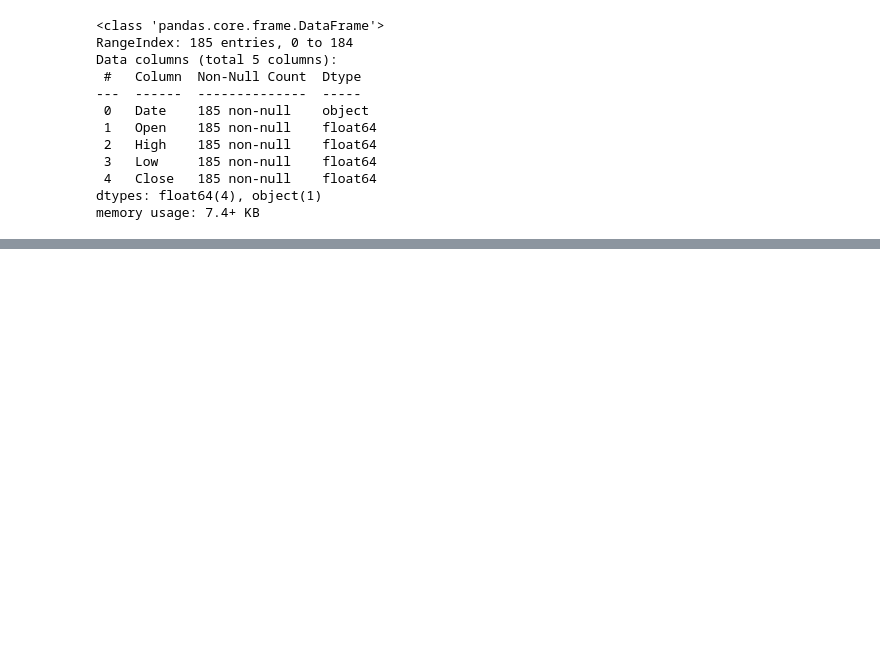
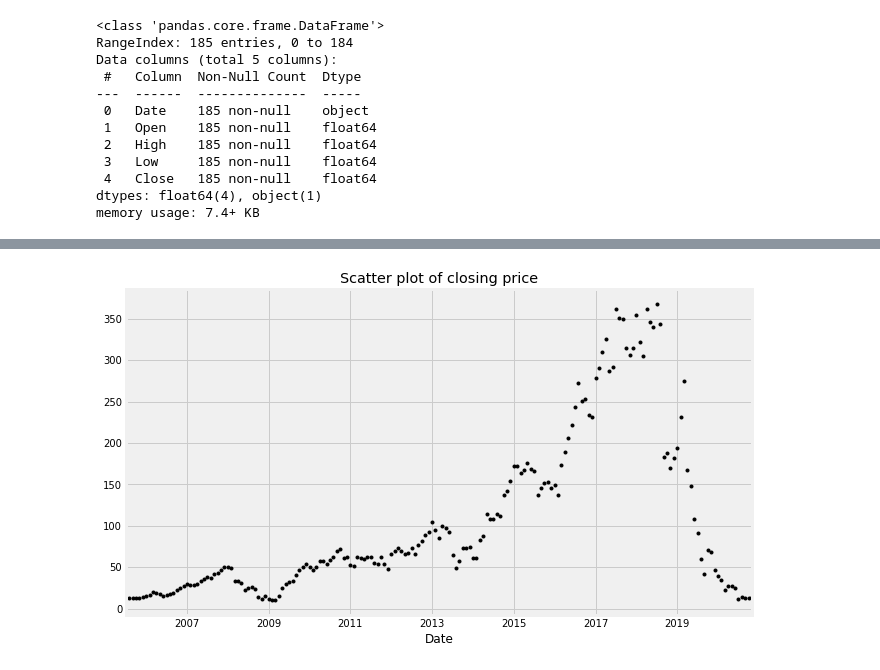
Before and after one commit to RITIK1442840127/Yes-Bank-Stock-Closing-Price-Prediction, a Jupyter notebook: Capstone_Project_2_Yes_Bank_Stock_Closing_Price_Prediction.ipynb, the cells around one changed output, grey strips where cells are left out. Saved outputs shown, nothing was run; the diff lists cells and outputs as text; code cells hidden in the pictures; blank space fills up the shorter version.

```diff
--- a/Capstone_Project_2_Yes_Bank_Stock_Closing_Price_Prediction.ipynb
+++ b/Capstone_Project_2_Yes_Bank_Stock_Closing_Price_Prediction.ipynb
@@ -134,0 +193,8 @@ memory usage: 7.4+ KB
+# %%
+# Plotting Scatter plot of close price
+plt.figure(figsize=(10,6))
+df['Close'].plot(style='k.')
+plt.title('Scatter plot of closing price')
+plt.show()
+# %% [output]
+[figure, added]
```
Also changed, not shown: parts of 17 cells of this notebook.
